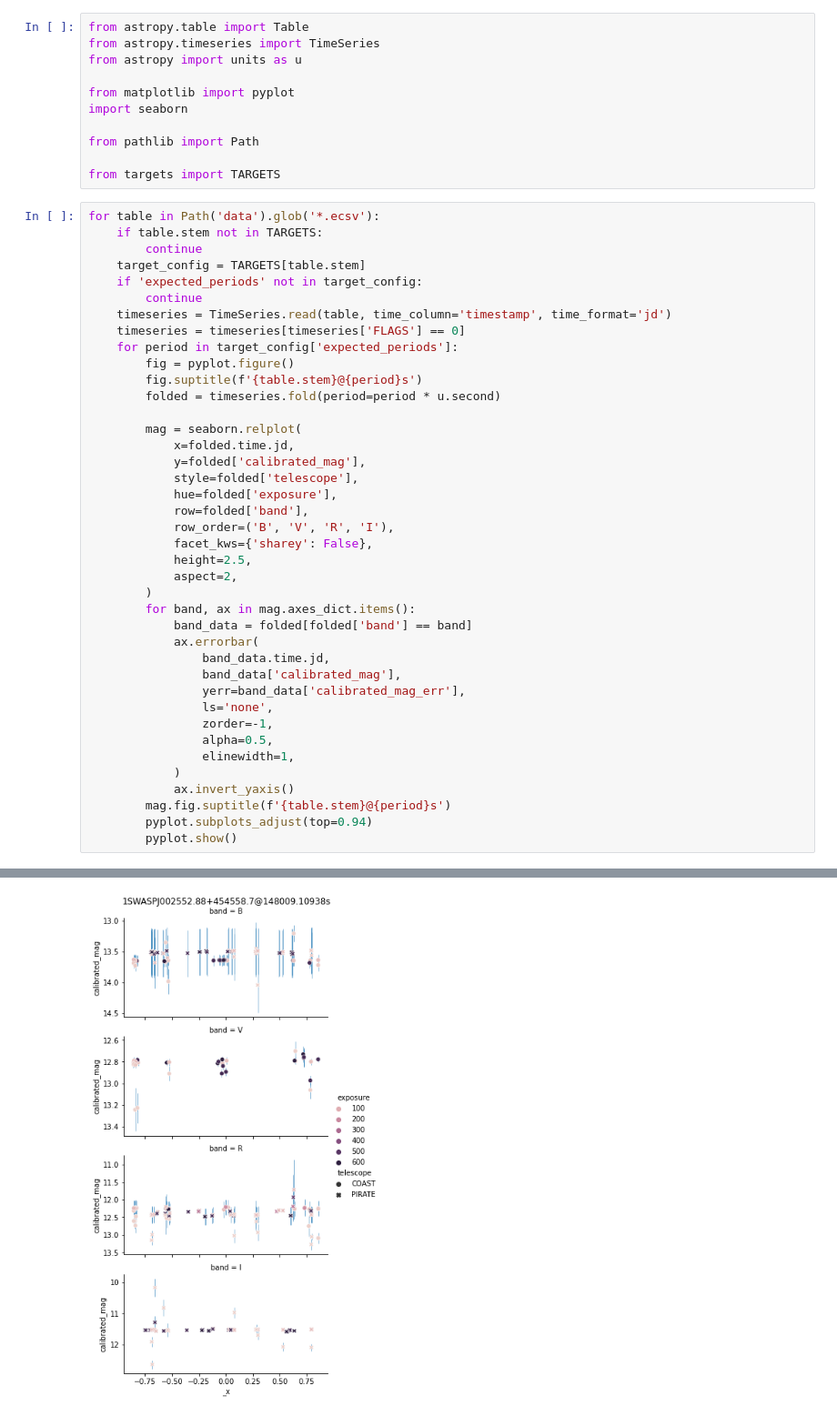
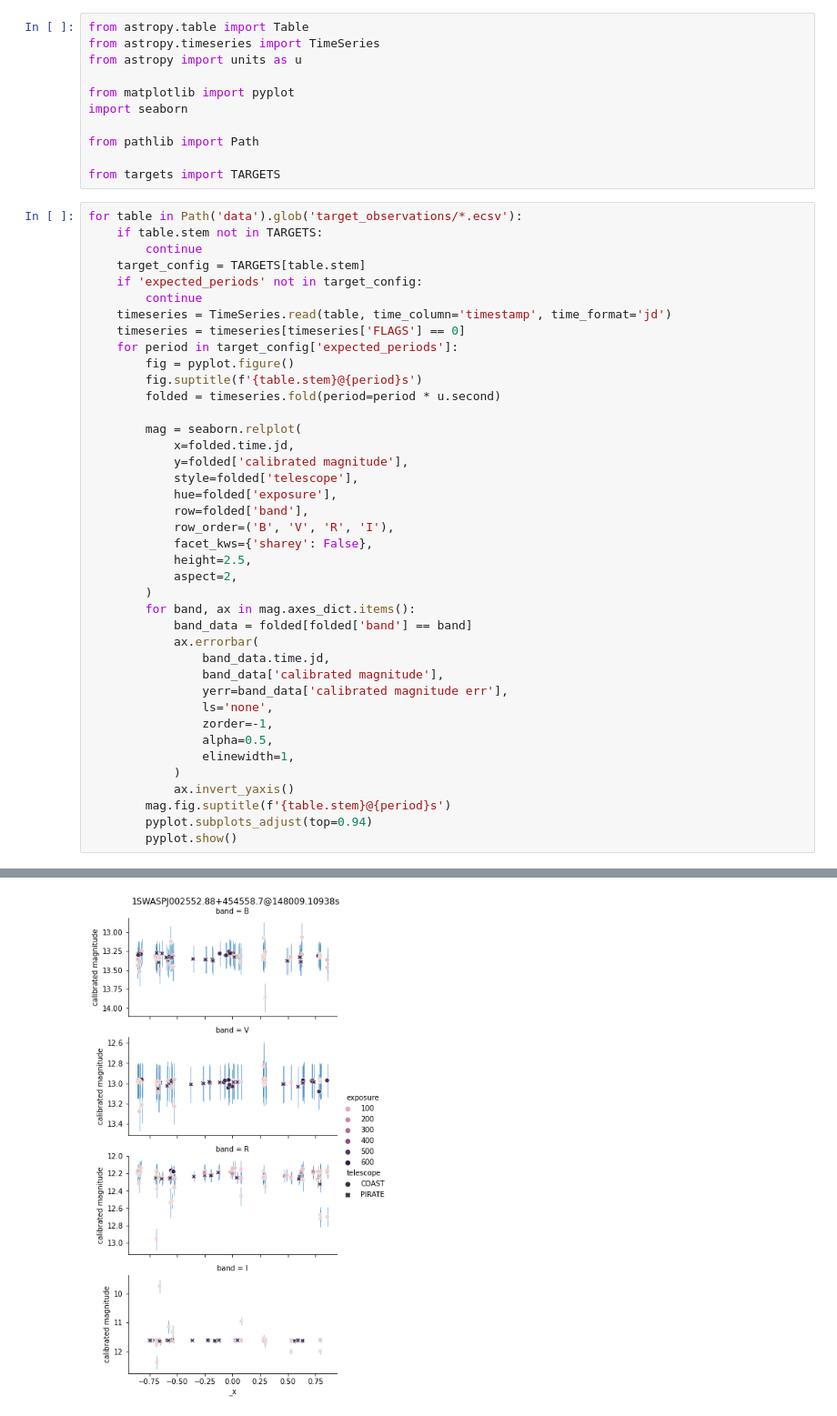
Before and after one commit to adammcmaster/pirate-photometry, a Jupyter notebook: plot_folded.ipynb, the cells around one changed output, grey strips where cells are left out. Shown at 91% size. Drawn from its saved outputs; the diff is of its cells as text.

```diff
--- a/plot_folded.ipynb
+++ b/plot_folded.ipynb
@@ -10,7 +10,7 @@ from pathlib import Path
 
 from targets import TARGETS
 # %%
-for table in Path('data').glob('*.ecsv'):
+for table in Path('data').glob('target_observations/*.ecsv'):
     if table.stem not in TARGETS:
         continue
     target_config = TARGETS[table.stem]
@@ -25,7 +25,7 @@ for table in Path('data').glob('*.ecsv'):
 
         mag = seaborn.relplot(
             x=folded.time.jd,
-            y=folded['calibrated_mag'],
+            y=folded['calibrated magnitude'],
             style=folded['telescope'],
             hue=folded['exposure'],
             row=folded['band'],
@@ -38,8 +38,8 @@ for table in Path('data').glob('*.ecsv'):
             band_data = folded[folded['band'] == band]
             ax.errorbar(
                 band_data.time.jd,
-                band_data['calibrated_mag'],
-                yerr=band_data['calibrated_mag_err'],
+                band_data['calibrated magnitude'],
+                yerr=band_data['calibrated magnitude err'],
                 ls='none',
                 zorder=-1,
                 alpha=0.5,
@@ -55,3 +55,3 @@ for table in Path('data').glob('*.ecsv'):
 <Figure size 432x288 with 0 Axes>
-[figure, old version]
+[figure, new version]
 <Figure size 432x288 with 0 Axes>
```
Also changed, not shown: parts of 1 cell of this notebook, 1 other file.
